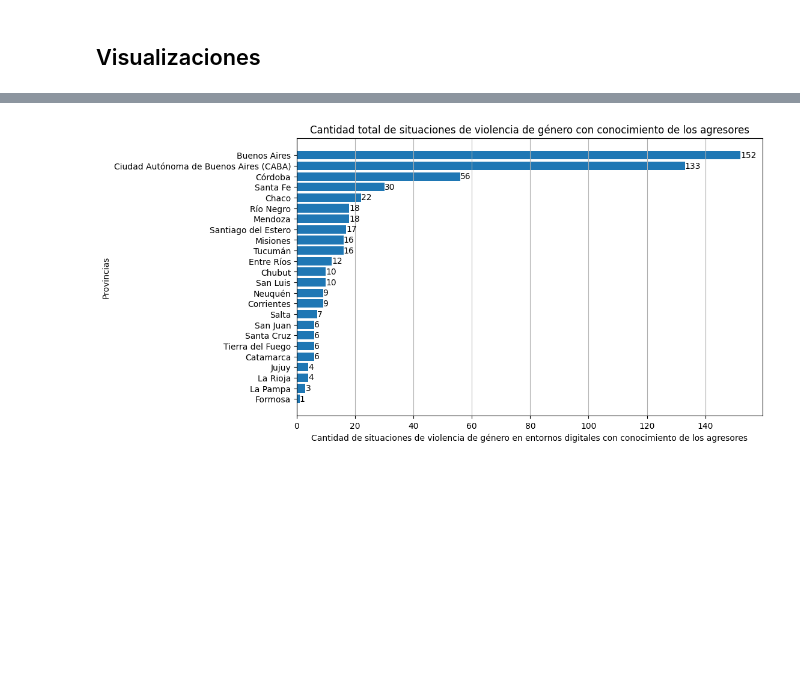
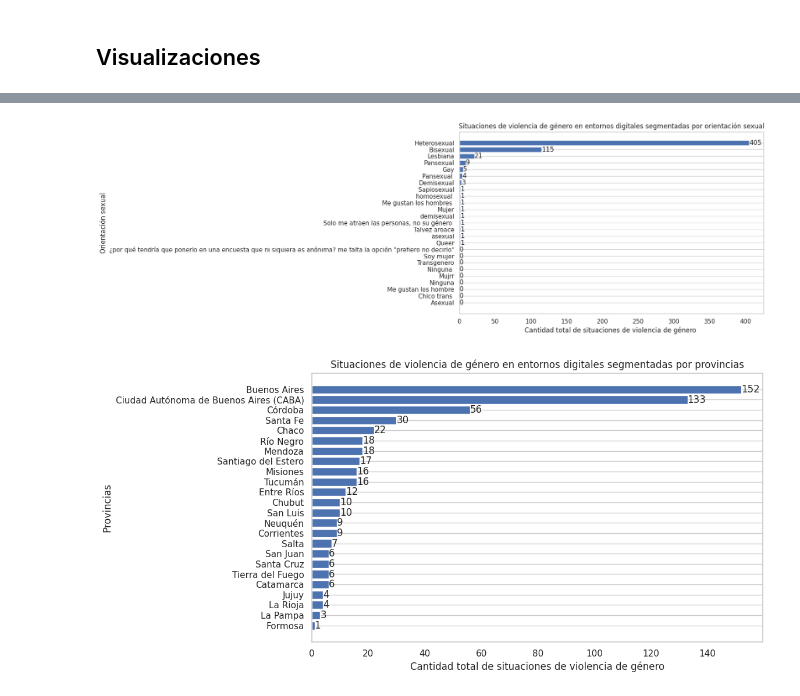
Before and after one commit to Claudio-Ferriz/Proyecto-de-Violencia-de-Genero-Digital, a Jupyter notebook: Proyecto_Datos_y_Género.ipynb, the cells around one changed output, grey strips where cells are left out. Cells and saved outputs as stored; diff of their text form; code cells hidden in the pictures; blank space fills up the shorter version.

```diff
--- a/Proyecto_Datos_y_Género.ipynb
+++ b/Proyecto_Datos_y_Género.ipynb
@@ -190,2 +239,23 @@ memory usage: 389.0+ KB
 # %% [markdown]
 ## Visualizaciones
+# %%
+df_sd_total_género = df_sd.groupby('Género', as_index=False)['Si existe conocimiento de la persona o grupo que llevo a cabo la acción'].count()
+
+df_sd_total_género = df_sd_total_género.sort_values('Si existe conocimiento de la persona o grupo que llevo a cabo la acción', ascending=True)
+
+plt.figure(figsize=(10,6))
+
+plt.barh(
+    df_sd_total_género['Género'],
+    df_sd_total_género['Si existe conocimiento de la persona o grupo que llevo a cabo la acción']
+)
+
+plt.xlabel('Cantidad total de situaciones de violencia de género')
+plt.ylabel('Género')
+plt.title('Situaciones de violencia de género en entornos digitales segmentadas por género')
+plt.grid(axis='x')
+
+for index, value in enumerate(df_sd_total_género['Si existe conocimiento de la persona o grupo que llevo a cabo la acción']):
+    plt.text(value, index, str(value), va='center')
+
+plt.show()
@@ -192,3 +264,26 @@ memory usage: 389.0+ KB
+# %%
+df_sd_total_orientación_sexual = df_sd.groupby('Orientación sexual', as_index=False)['Si existe conocimiento de la persona o grupo que llevo a cabo la acción'].count()
+
+df_sd_total_orientación_sexual = df_sd_total_orientación_sexual.sort_values('Si existe conocimiento de la persona o grupo que llevo a cabo la acción', ascending=True)
+
+plt.figure(figsize=(10,6))
+
+plt.barh(
+    df_sd_total_orientación_sexual['Orientación sexual'],
+    df_sd_total_orientación_sexual['Si existe conocimiento de la persona o grupo que llevo a cabo la acción']
+)
+
+plt.xlabel('Cantidad total de situaciones de violencia de género ')
+plt.ylabel('Orientación sexual')
+plt.title('Situaciones de violencia de género en entornos digitales segmentadas por orientación sexual')
+plt.grid(axis='x')
+
+for index, value in enumerate(df_sd_total_orientación_sexual['Si existe conocimiento de la persona o grupo que llevo a cabo la acción']):
+    plt.text(value, index, str(value), va='center')
+
+plt.show()
+# %% [output]
+[figure, added]
 # %%
 # Se genera un gráfico con los totales de situaciones de violencia de género en
 # entornos digitales con conocimiento de los agresores discriminados
@@ -205,9 +300,9 @@ plt.barh(
     df_sd_total_provincias['Si existe conocimiento de la persona o grupo que llevo a cabo la acción']
 )
 
-plt.xlabel('Cantidad de situaciones de violencia de género en entornos digitales con conocimiento de los agresores')
+plt.xlabel('Cantidad total de situaciones de violencia de género')
 plt.ylabel('Provincias')
-plt.title('Cantidad total de situaciones de violencia de género con conocimiento de los agresores')
+plt.title('Situaciones de violencia de género en entornos digitales segmentadas por provincias')
 plt.grid(axis='x')
 
 for index, value in enumerate(df_sd_total_provincias['Si existe conocimiento de la persona o grupo que llevo a cabo la acción']):
@@ -215,7 +310,7 @@ for index, value in enumerate(df_sd_total_provincias['Si existe conocimiento de
 
 plt.show()
 # %% [output]
-[figure, old version]
+[figure, new version]
 # %%
 # Se genera el mismo gráfico que el anterior pero discriminado por regiones.
 
```
Also changed, not shown: parts of 9 cells of this notebook.
